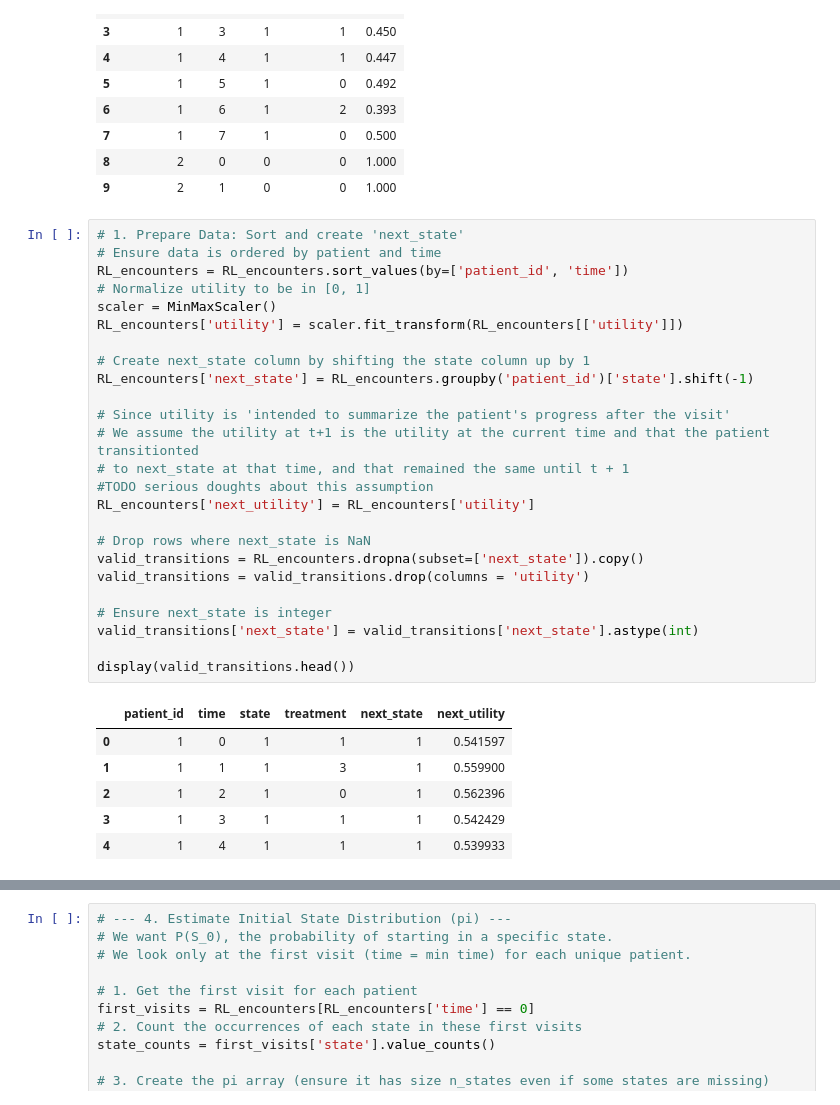
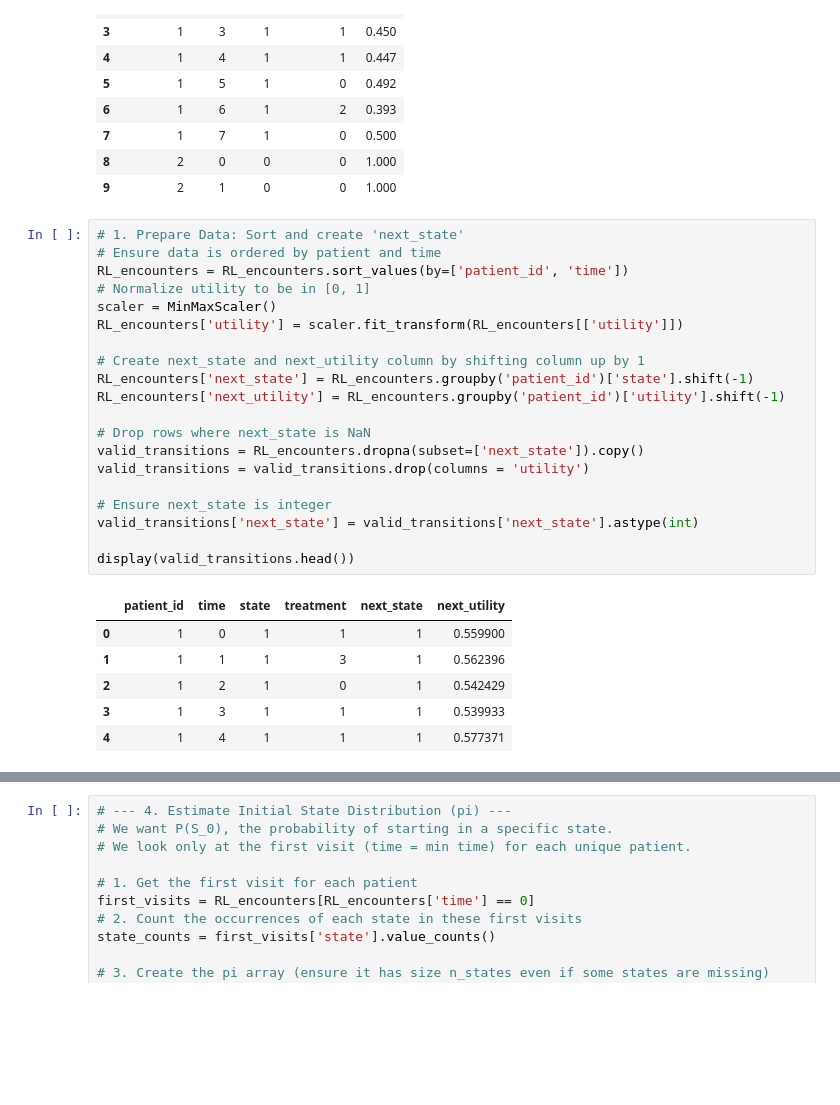
Before and after one commit to PFans-201/ML_cardiovasc_disease, a Jupyter notebook: milestones/M6/M6_G14.ipynb, the cells around one changed output, grey strips where cells are left out. Saved outputs shown, nothing was run; the diff lists cells and outputs as text; blank space fills up the shorter version.

```diff
--- a/milestones/M6/M6_G14.ipynb
+++ b/milestones/M6/M6_G14.ipynb
@@ -452,35 +452,30 @@ RL_encounters.head(10)
 # %%
 # 1. Prepare Data: Sort and create 'next_state'
 # Ensure data is ordered by patient and time
 RL_encounters = RL_encounters.sort_values(by=['patient_id', 'time'])
 # Normalize utility to be in [0, 1]
 scaler = MinMaxScaler()
 RL_encounters['utility'] = scaler.fit_transform(RL_encounters[['utility']])
 
-# Create next_state column by shifting the state column up by 1
+# Create next_state and next_utility column by shifting column up by 1
 RL_encounters['next_state'] = RL_encounters.groupby('patient_id')['state'].shift(-1)
-
-# Since utility is 'intended to summarize the patient's progress after the visit'
-# We assume the utility at t+1 is the utility at the current time and that the patient transitionted
-# to next_state at that time, and that remained the same until t + 1
-#TODO serious doughts about this assumption
-RL_encounters['next_utility'] = RL_encounters['utility']
+RL_encounters['next_utility'] = RL_encounters.groupby('patient_id')['utility'].shift(-1)
 
 # Drop rows where next_state is NaN
 valid_transitions = RL_encounters.dropna(subset=['next_state']).copy()
 valid_transitions = valid_transitions.drop(columns = 'utility')
 
 # Ensure next_state is integer
 valid_transitions['next_state'] = valid_transitions['next_state'].astype(int)
 
 display(valid_transitions.head())
 # %% [output]
 |  | patient_id | time | state | treatment | next_state | next_utility |
-| 0 | 1 | 0 | 1 | 1 | 1 | 0.541597 |
-| 1 | 1 | 1 | 1 | 3 | 1 | 0.559900 |
-| 2 | 1 | 2 | 1 | 0 | 1 | 0.562396 |
-| 3 | 1 | 3 | 1 | 1 | 1 | 0.542429 |
-| 4 | 1 | 4 | 1 | 1 | 1 | 0.539933 |
+| 0 | 1 | 0 | 1 | 1 | 1 | 0.559900 |
+| 1 | 1 | 1 | 1 | 3 | 1 | 0.562396 |
+| 2 | 1 | 2 | 1 | 0 | 1 | 0.542429 |
+| 3 | 1 | 3 | 1 | 1 | 1 | 0.539933 |
+| 4 | 1 | 4 | 1 | 1 | 1 | 0.577371 |
 # %%
 # --- 2. Estimate Transition Matrix (with Laplace Smoothing) ---
 
```
Also changed, not shown: parts of 9 cells of this notebook.
